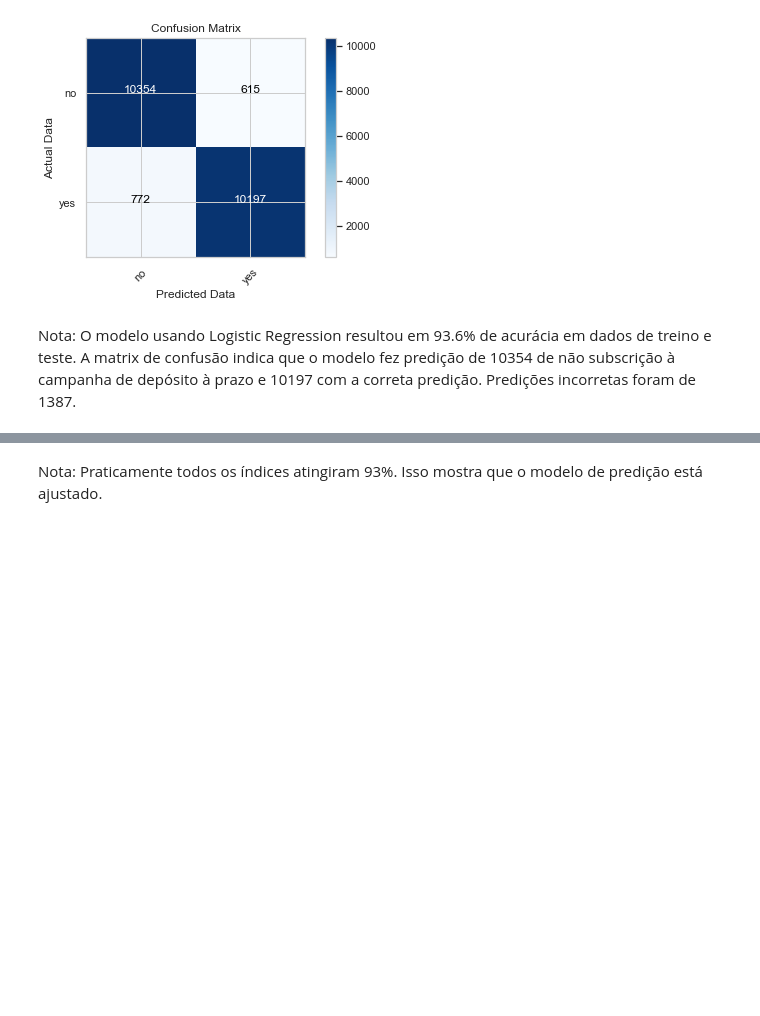
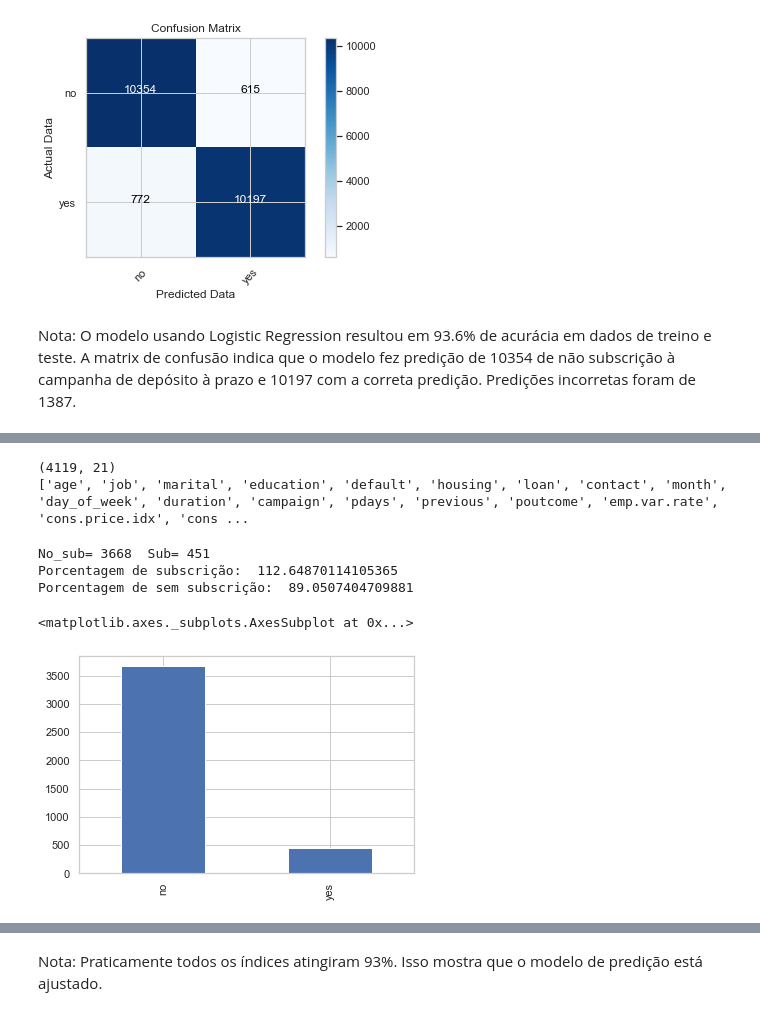
Before and after one commit to edbkei/MO416PROJ3, a Jupyter notebook: Projeto3/Project3.ipynb, the cells around one changed output, grey strips where cells are left out. Drawn from its saved outputs; the diff is of its cells as text; code cells hidden in the pictures; blank space fills up the shorter version.

```diff
--- a/Projeto3/Project3.ipynb
+++ b/Projeto3/Project3.ipynb
@@ -390,0 +401,24 @@ Nota: O modelo usando Logistic Regression resultou em 93.6% de acurácia em dado
+# %%
+data2=pd.read_csv('bank-additional.csv',header=0,sep=';')
+data2=data2.dropna()
+print(data2.shape)
+print(list(data2.columns))
+# %% [output]
+(4119, 21)
+['age', 'job', 'marital', 'education', 'default', 'housing', 'loan', 'contact', 'month', 'day_of_week', 'duration', 'campaign', 'pdays', 'previous', 'poutcome', 'emp.var.rate', 'cons.price.idx', 'cons ...
+# %%
+No_sub2 = len(data2[data2['y']=='no'])
+Sub2 = len(data2[data2['y']=='yes'])
+print('No_sub=',No_sub2,' Sub=',Sub2)
+percent_No_sub2 = (No_sub2/len(data2['y']))*100
+percent_sub2=(Sub/len(data2['y']))*100
+print('Porcentagem de subscrição: ',percent_sub2)
+print('Porcentagem de sem subscrição: ',percent_No_sub2)
+
+data2['y'].value_counts().plot.bar()
+# %% [output]
+No_sub= 3668  Sub= 451
+Porcentagem de subscrição:  112.64870114105365
+Porcentagem de sem subscrição:  89.0507404709881
+<matplotlib.axes._subplots.AxesSubplot at 0x...>
+[figure, added]
```
Also changed, not shown: parts of 36 cells of this notebook.
